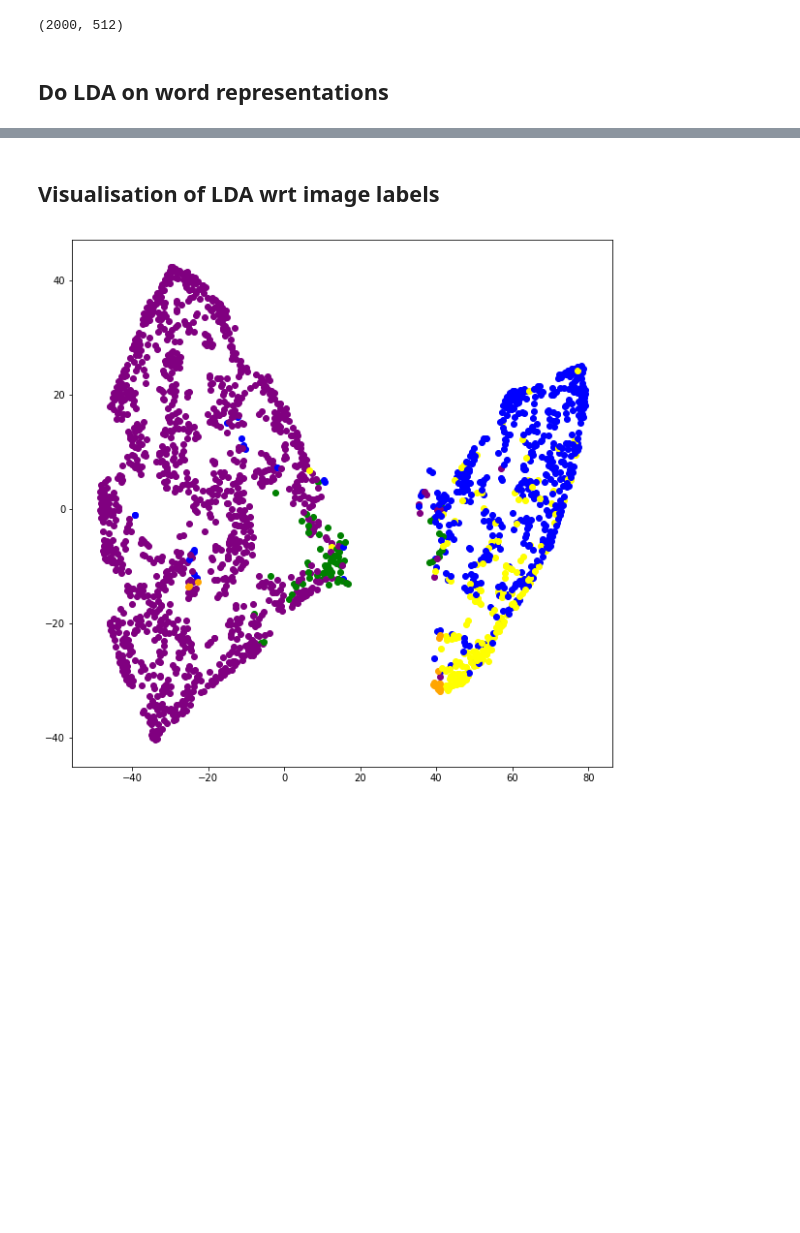
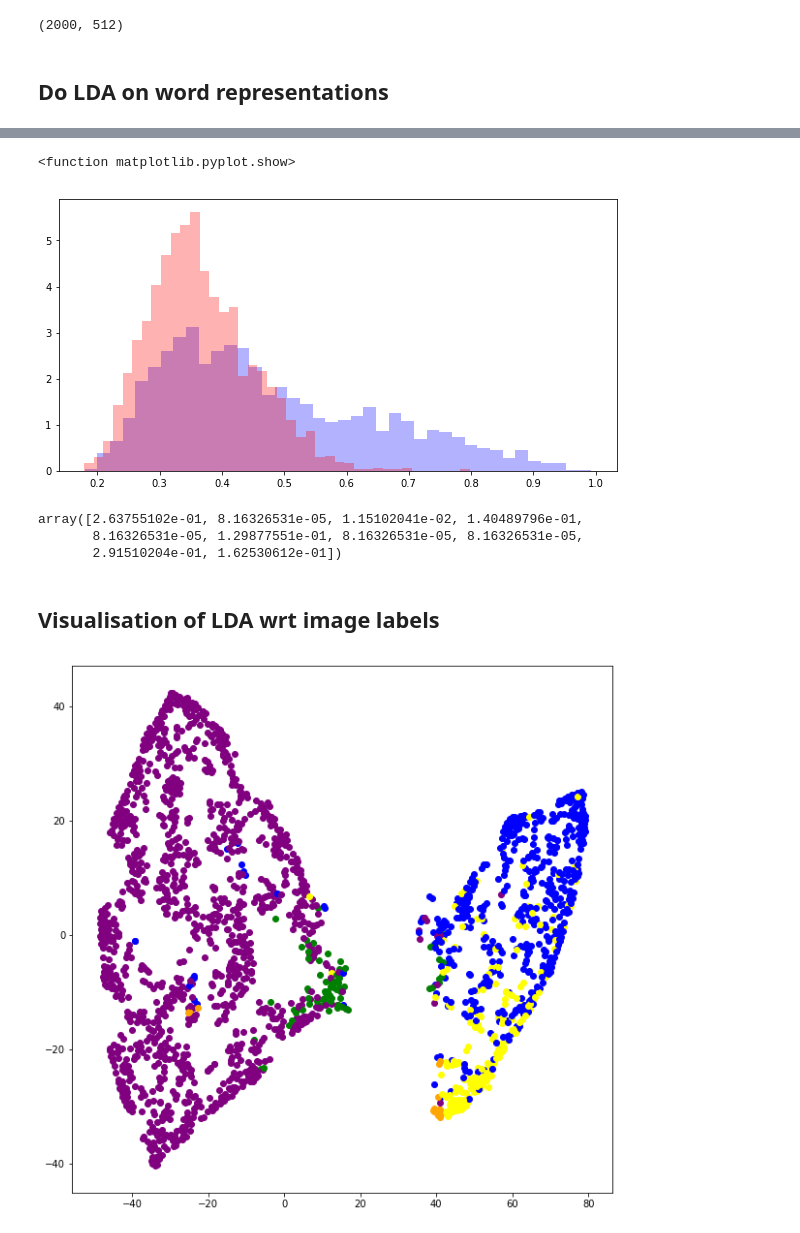
Before and after one commit to Sasha115/le49_project17, a Jupyter notebook: Process data.ipynb, the cells around one changed output, grey strips where cells are left out. Saved outputs shown, nothing was run; the diff lists cells and outputs as text; code cells hidden in the pictures; blank space fills up the shorter version.

```diff
--- a/Process data.ipynb
+++ b/Process data.ipynb
@@ -222,14 +222,19 @@ final_subset_b5_av.shape
 # %% [markdown]
 ## Do LDA on word representations
 # %%
-model_lda_b5_av_topic_c_10 = np.load("model_lda_b5_av_topic_c_10.npy")
-model_lda_b2_av_topic_c_10 = np.load("model_lda_b2_av_topic_c_10.npy")
-model_lda_b5_max_topic_c_10 = np.load("model_lda_b5_max_topic_c_10.npy")
-model_lda_b5_av_topic_c_5 = np.load("model_lda_b5_av_topic_c_5.npy")
-model_lda_b5_av_topic_c_40 = np.load("model_lda_b5_av_topic_c_40.npy")
-model_lda_b5_av_comp_c_10 = np.load("model_lda_b5_av_comp_c_10.npy")
-model_lda_b2_av_comp_c_10 = np.load("model_lda_b2_av_comp_c_10.npy")
-model_lda_b5_max_comp_c_10 = np.load("model_lda_b5_max_comp_c_10.npy")
-model_lda_b5_av_comp_c_5 = np.load("model_lda_b5_av_comp_c_5.npy")
-model_lda_b5_av_comp_c_40 = np.load("model_lda_b5_av_comp_c_40.npy")
+model_lda_b5_av_topic_c_10 = np.load("./final_data/model_lda_b5_av_topic_c_10.npy")
+model_lda_b2_av_topic_c_10 = np.load("./final_data/model_lda_b2_av_topic_c_10.npy")
+model_lda_b5_max_topic_c_10 = np.load("./final_data/model_lda_b5_max_topic_c_10.npy")
+model_lda_b5_av_topic_c_5 = np.load("./final_data/model_lda_b5_av_topic_c_5.npy")
+model_lda_b5_av_topic_c_40 = np.load("./final_data/model_lda_b5_av_topic_c_40.npy")
+model_lda_b5_av_comp_c_10 = np.load("./final_data/model_lda_b5_av_comp_c_10.npy")
+model_lda_b2_av_comp_c_10 = np.load("./final_data/model_lda_b2_av_comp_c_10.npy")
+model_lda_b5_max_comp_c_10 = np.load("./final_data/model_lda_b5_max_comp_c_10.npy")
+model_lda_b5_av_comp_c_5 = np.load("./final_data/model_lda_b5_av_comp_c_5.npy")
+model_lda_b5_av_comp_c_40 = np.load("./final_data/model_lda_b5_av_comp_c_40.npy")
+model_lda_b5_av_ndz_c_10 = np.load("./final_data/model_lda_b5_av_ndz_c_10.npy")
+model_lda_b2_av_ndz_c_10 = np.load("./final_data/model_lda_b2_av_ndz_c_10.npy")
+model_lda_b5_max_ndz_c_10 = np.load("./final_data/model_lda_b5_max_ndz_c_10.npy")
+model_lda_b5_av_ndz_c_5 = np.load("./final_data/model_lda_b5_av_ndz_c_5.npy")
+model_lda_b5_av_ndz_c_40 = np.load("./final_data/model_lda_b5_av_ndz_c_40.npy")
 # %%
@@ -265,3 +288,17 @@ adjusted_rand_score(np.argmax(model1,axis=1),np.argmax(model2,axis=1))
+# %%
+plt.figure(figsize=(10, 5))
+plt.hist(np.max(model_lda_b5_av_topic_c_10,axis=1),bins=40,alpha = 0.3,normed=True, color = 'blue')
+plt.hist(np.max(model_lda_b2_av_topic_c_10,axis=1),bins=40,alpha = 0.3,normed=True, color= 'red')
+plt.show
+# %% [output]
+<function matplotlib.pyplot.show>
+[figure, added]
+# %%
+model_lda_b5_av_topic_c_10[1,:]
+# %% [output]
+array([2.63755102e-01, 8.16326531e-05, 1.15102041e-02, 1.40489796e-01,
+       8.16326531e-05, 1.29877551e-01, 8.16326531e-05, 8.16326531e-05,
+       2.91510204e-01, 1.62530612e-01])
 # %% [markdown]
 ## Visualisation of LDA wrt image labels
 # %%
```
Also changed, not shown: parts of 9 cells of this notebook, 1 other file.
